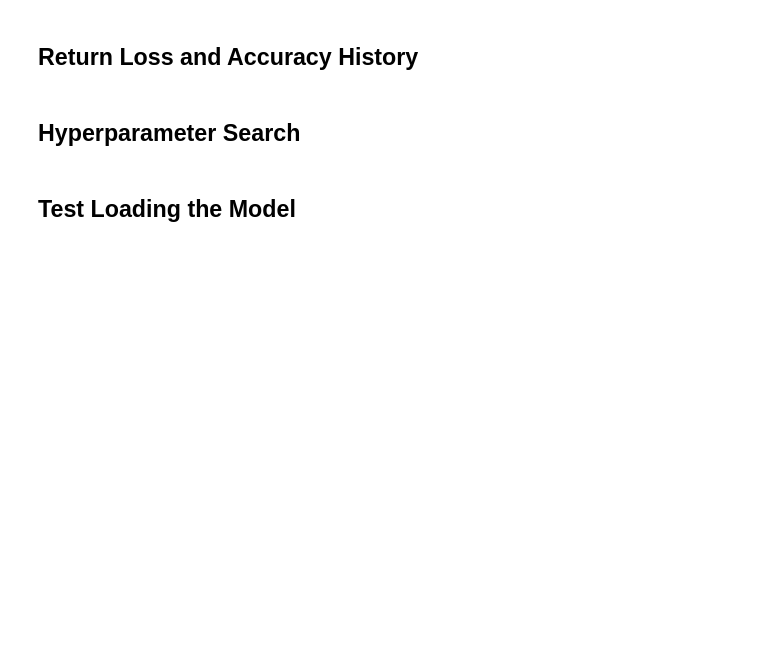
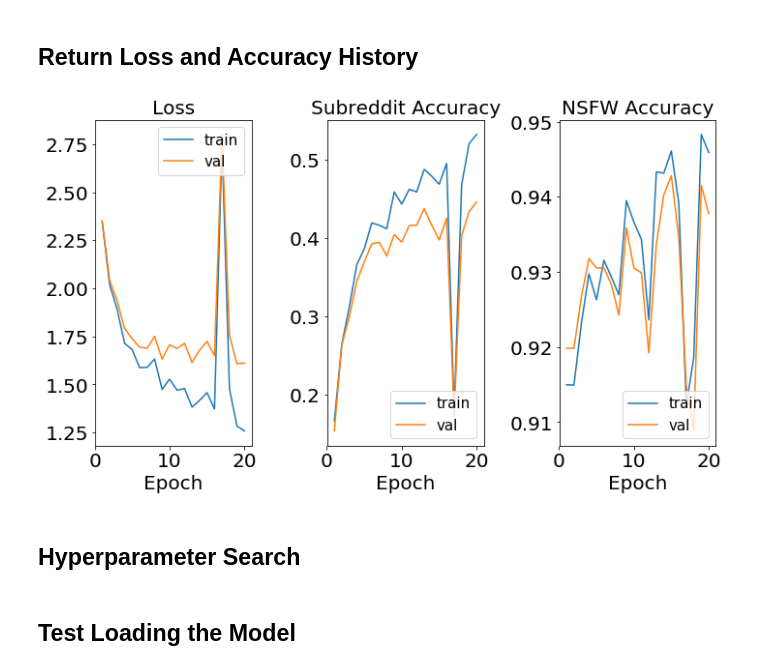
Before and after one commit to mohitrgiit/CS-231N-Final-Project, a Jupyter notebook: src/models/AlexNet_multitask_classification.ipynb, the cells around one changed output. Saved outputs shown, nothing was run; the diff lists cells and outputs as text; code cells hidden in the pictures; blank space fills up the shorter version.

```diff
--- a/src/models/AlexNet_multitask_classification.ipynb
+++ b/src/models/AlexNet_multitask_classification.ipynb
@@ -140,8 +153,8 @@ class AlexNet(MulticlassModel):
 # Create model instance
 tf.reset_default_graph()
 
-model_config = ModelConfig(learning_rate=0.008, sbrd_weight=0.85)
-train_config = TrainConfig(num_epochs=20, train_batch_size=100, print_every=100, lr_decay=0.95,\
+model_config = ModelConfig(learning_rate=0.003, sbrd_weight=0.85)
+train_config = TrainConfig(num_epochs=20, train_batch_size=100, print_every=100, lr_decay=0.98,\
     saver_address=r'../../subreddit_classification_parameters/', \
     save_file_name = 'AlexNet_multitask_classification_2')
 model = AlexNet(model_config)
@@ -153,7 +184,10 @@ model.train(data, session, train_config)
 ## Return Loss and Accuracy History
 # %%
 # Plot Loss and Accuracy
-model.plot_loss_acc(data)
+model.plot_loss_acc(data, save_address = '../../AlexNet_plots//', save_name = 'multitask_history', \
+    title_font = 20, tick_font = 20, legend_font = 15, axis_font = 20)
+# %% [output]
+[figure, added]
 # %% [markdown]
 ## Hyperparameter Search
 # %%
```
Also changed, not shown: parts of 5 cells of this notebook.
